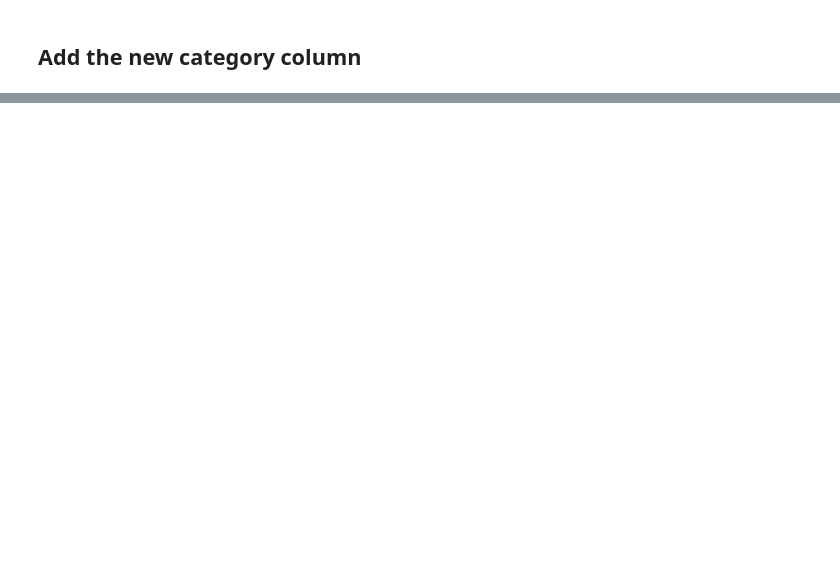
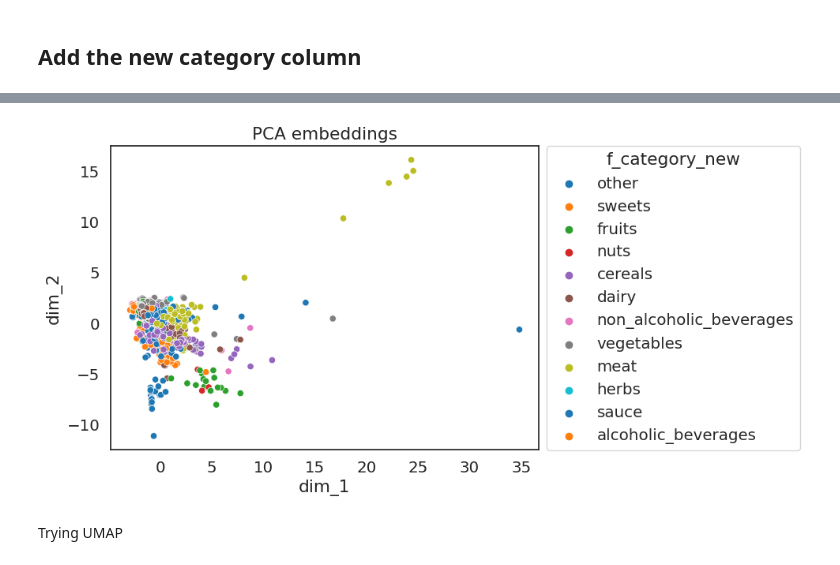
Before and after one commit to fsb-edu/ML4Food, a Jupyter notebook: auxilary_notebooks/Unsupervised_trial.ipynb, the cells around one changed output, grey strips where cells are left out. Saved outputs shown, nothing was run; the diff lists cells and outputs as text; code cells hidden in the pictures; blank space fills up the shorter version.

Commit message:
data preprocessing continued

```diff
--- a/auxilary_notebooks/Unsupervised_trial.ipynb
+++ b/auxilary_notebooks/Unsupervised_trial.ipynb
@@ -117,0 +141,3 @@ TypeError: can only concatenate str (not "int") to str
+# %%
+new_df = new_df.reset_index(drop=True)
+new_df
@@ -117,0 +158,3 @@ TypeError: can only concatenate str (not "int") to str
+# %%
+new_df_scaled = pd.concat([new_df.iloc[:, -1], new_df_scaled], axis=1)
+new_df_scaled
@@ -117,0 +175,16 @@ TypeError: can only concatenate str (not "int") to str
+# %%
+def visualize_data(data:pd.DataFrame, title:str):
+    sns.set(
+    rc={'figure.figsize':(7, 5),
+        'font.family': ['DejaVu Sans']},
+    style='white'
+)
+    with sns.plotting_context("notebook", font_scale=1.3):
+        ax = sns.scatterplot(
+        data=data,
+        x='dim_1', y='dim_2',
+        alpha=1, hue='f_category_new',
+        palette='tab10'
+    )
+        ax.set(title=title)
+        sns.move_legend(ax, "center left", bbox_to_anchor=(1, 0.5))
@@ -117,0 +193,7 @@ TypeError: can only concatenate str (not "int") to str
+# %%
+pca = PCA(n_components=2)
+pca_components = pd.DataFrame(
+    pca.fit_transform(new_df_scaled.iloc[:, 1:]),
+    columns=['dim_1', 'dim_2']
+)
+data_after_pca = pd.concat([pca_components, new_df_scaled.iloc[:, 0]], axis=1)
@@ -117,0 +216,6 @@ TypeError: can only concatenate str (not "int") to str
+# %%
+visualize_data(data_after_pca, 'PCA embeddings')
+# %% [output]
+[figure, added]
+# %% [markdown]
+Trying UMAP
```
Also changed, not shown: parts of 25 cells of this notebook, 2 other files.
